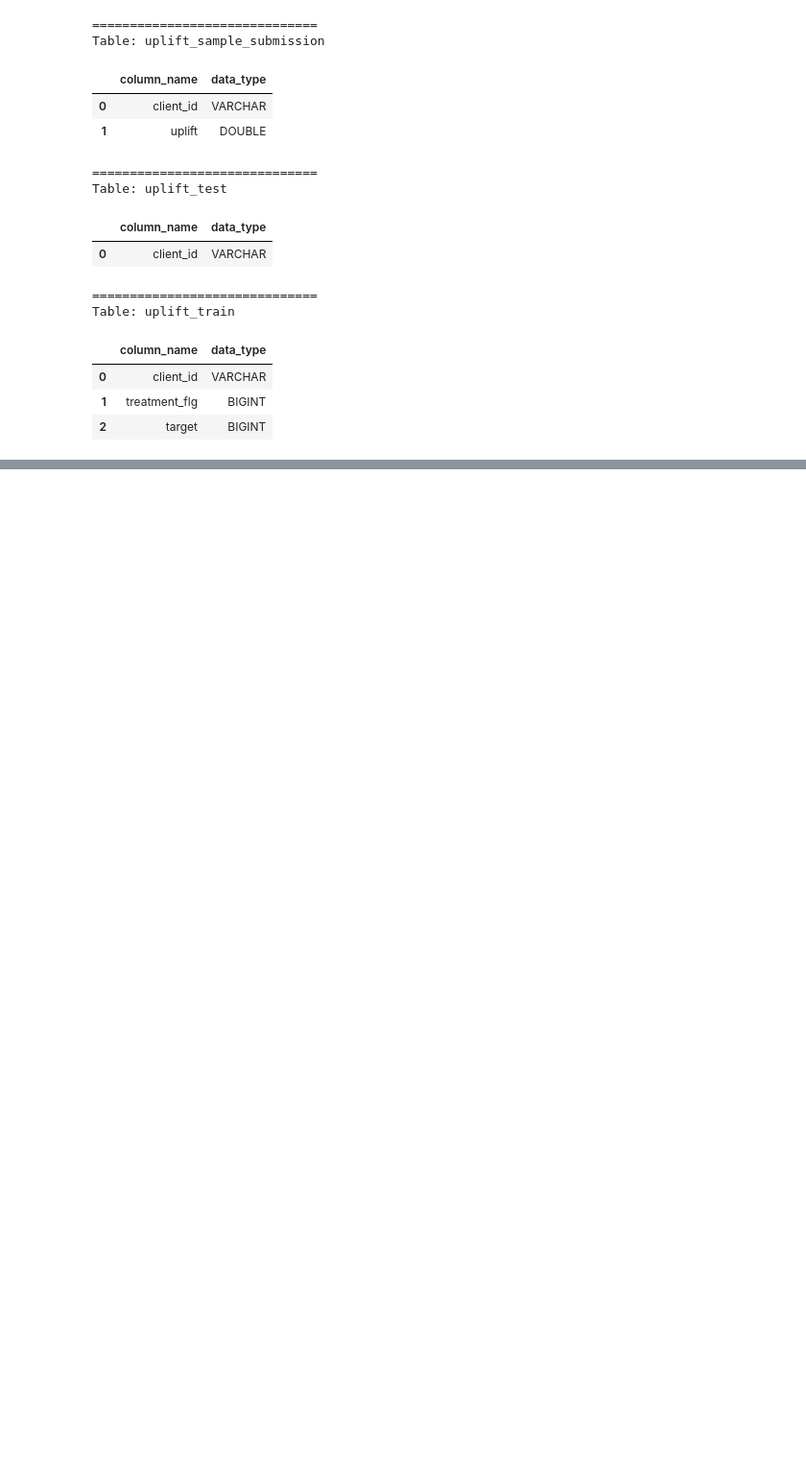
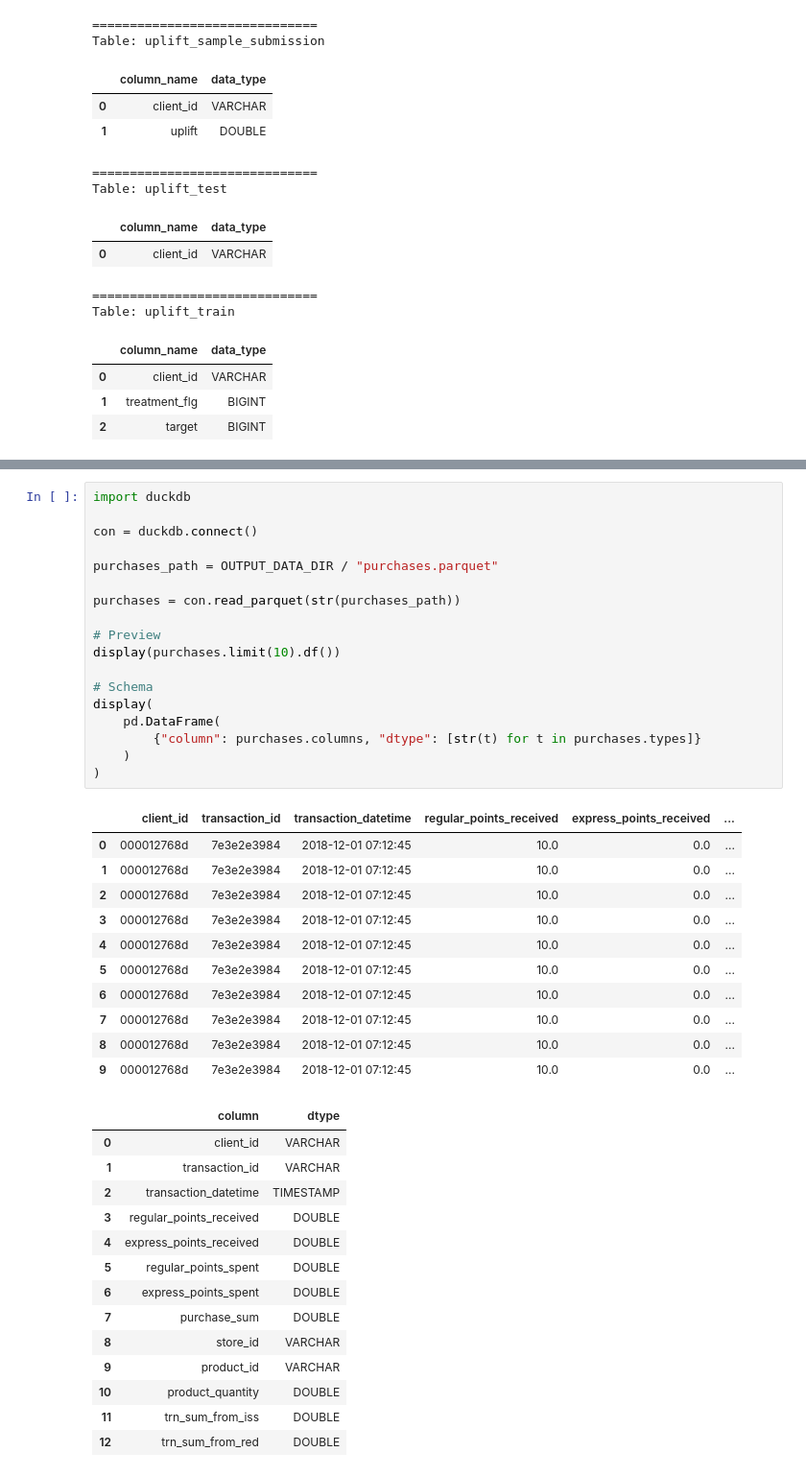
Before and after one commit to zyzsdsg/data-science-from-raw-data-to-decisions, a Jupyter notebook: notebooks/data-science.ipynb, the cells around one changed output, grey strips where cells are left out. Shown at 96% size. Drawn from its saved outputs; the diff is of its cells as text; blank space fills up the shorter version.

```diff
--- a/notebooks/data-science.ipynb
+++ b/notebooks/data-science.ipynb
@@ -149,0 +258,44 @@ Table: uplift_train
+# %%
+import duckdb
+
+con = duckdb.connect()
+
+purchases_path = OUTPUT_DATA_DIR / "purchases.parquet"
+
+purchases = con.read_parquet(str(purchases_path))
+
+# Preview
+display(purchases.limit(10).df())
+
+# Schema
+display(
+    pd.DataFrame(
+        {"column": purchases.columns, "dtype": [str(t) for t in purchases.types]}
+    )
+)
+# %% [output]
+|  | client_id | transaction_id | transaction_datetime | regular_points_received | express_points_received | ... |
+| 0 | 000012768d | 7e3e2e3984 | 2018-12-01 07:12:45 | 10.0 | 0.0 | ... |
+| 1 | 000012768d | 7e3e2e3984 | 2018-12-01 07:12:45 | 10.0 | 0.0 | ... |
+| 2 | 000012768d | 7e3e2e3984 | 2018-12-01 07:12:45 | 10.0 | 0.0 | ... |
+| 3 | 000012768d | 7e3e2e3984 | 2018-12-01 07:12:45 | 10.0 | 0.0 | ... |
+| 4 | 000012768d | 7e3e2e3984 | 2018-12-01 07:12:45 | 10.0 | 0.0 | ... |
+| 5 | 000012768d | 7e3e2e3984 | 2018-12-01 07:12:45 | 10.0 | 0.0 | ... |
+| 6 | 000012768d | 7e3e2e3984 | 2018-12-01 07:12:45 | 10.0 | 0.0 | ... |
+| 7 | 000012768d | 7e3e2e3984 | 2018-12-01 07:12:45 | 10.0 | 0.0 | ... |
+| 8 | 000012768d | 7e3e2e3984 | 2018-12-01 07:12:45 | 10.0 | 0.0 | ... |
+| 9 | 000012768d | 7e3e2e3984 | 2018-12-01 07:12:45 | 10.0 | 0.0 | ... |
+|  | column | dtype |
+| 0 | client_id | VARCHAR |
+| 1 | transaction_id | VARCHAR |
+| 2 | transaction_datetime | TIMESTAMP |
+| 3 | regular_points_received | DOUBLE |
+| 4 | express_points_received | DOUBLE |
+| 5 | regular_points_spent | DOUBLE |
+| 6 | express_points_spent | DOUBLE |
+| 7 | purchase_sum | DOUBLE |
+| 8 | store_id | VARCHAR |
+| 9 | product_id | VARCHAR |
+| 10 | product_quantity | DOUBLE |
+| 11 | trn_sum_from_iss | DOUBLE |
+| 12 | trn_sum_from_red | DOUBLE |
```
Also changed, not shown: parts of 5 cells of this notebook.
